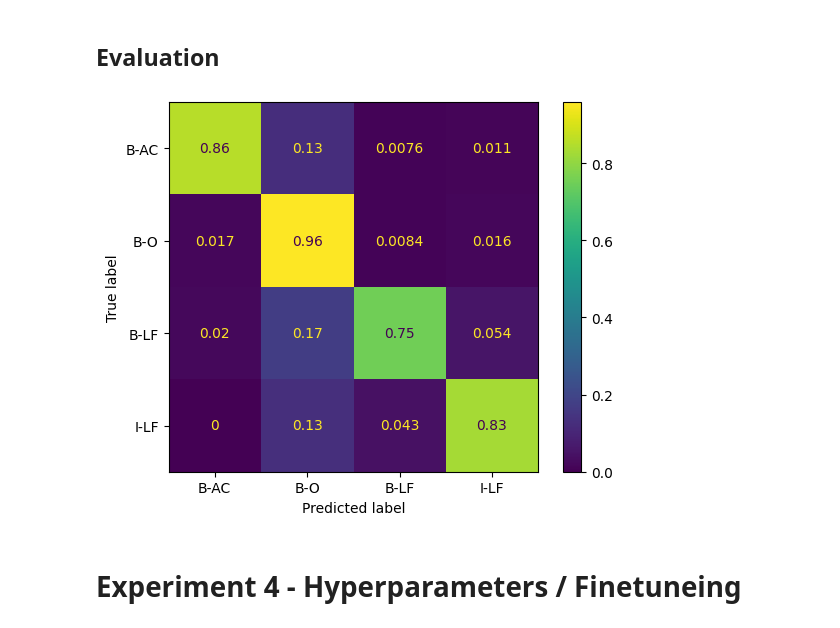
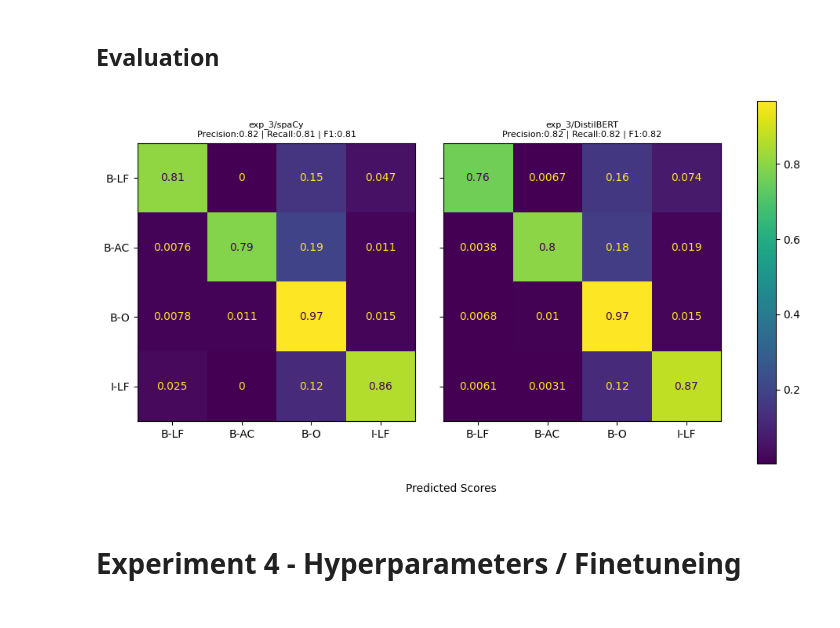
Before and after one commit to OliverKrieger/COM3029---NLP, a Jupyter notebook: cw/report/report_notebook.ipynb, the cells around one changed output. Drawn from its saved outputs; the diff is of its cells as text; code cells hidden in the pictures.

Commit message:
plot exp 3

```diff
--- a/cw/report/report_notebook.ipynb
+++ b/cw/report/report_notebook.ipynb
@@ -1585,12 +1587,15 @@ metric_df = pd.DataFrame(flat_list, columns=['Tokens', 'Tags', "Predicted Tags"]
 
 tags = tag_list.copy()
 tags.append("inv")
-result_df = pd.DataFrame(0, columns=tags, index=tags)
+spacy_df = pd.DataFrame(0, columns=tags, index=tags)
 
 from tqdm import tqdm
 
 for item in tqdm(flat_list):
     tag = item[1]
     predicted_tag = item[2]
-    result_df.at[tag, predicted_tag] += 1
-result_df
+    spacy_df.at[tag, predicted_tag] += 1
+
+# remove inv column and row
+spacy_df = spacy_df.drop("inv", axis='columns')
+spacy_df = spacy_df.drop("inv", axis='index')
@@ -1603,0 +1602,10 @@ result_df
+# %%
+spacy_metric = calculate_metrics(spacy_df)
+spacy_plot = plot_dataframe(spacy_df).plot()
+spacy_train_metric = {
+        "retrained":retrain_exp_3,
+        "train_time":"",
+        "epochs":0
+}
+
+exp3_plots.append((spacy_plot, spacy_metric, "exp_3/spaCy", spacy_train_metric))
@@ -1604,9 +1614,9 @@ result_df
 # %% [markdown]
 ## Evaluation
 # %%
-plot_unified_graphs(exp3_plots)
+plot_unified_graphs(exp3_plots, 2)
 # %% [output]
-[figure, old version]
+[figure, new version]
 # %% [markdown]
 # Experiment 4 - Hyperparameters / Finetuneing
 # %% [markdown]
```
Also changed, not shown: parts of 11 cells of this notebook, 1 other file.
